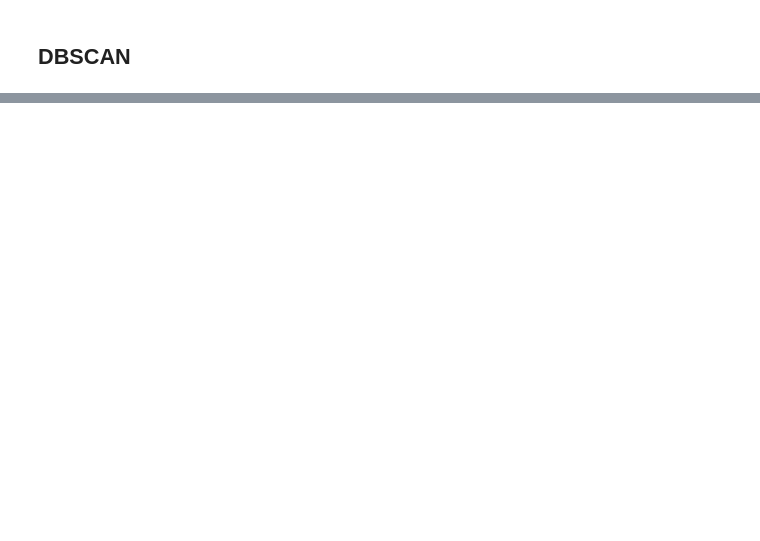
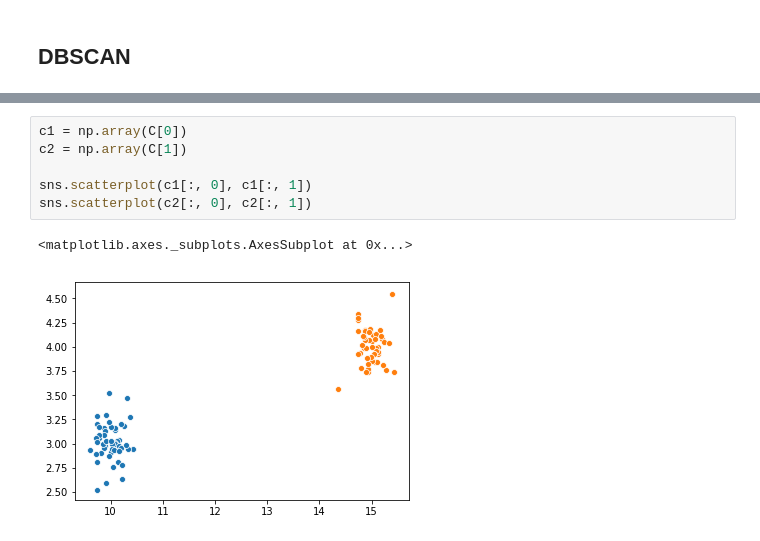
Before and after one commit to PL97/ML, a Jupyter notebook: exercise/cluster.ipynb, the cells around one changed output, grey strips where cells are left out. Cells and saved outputs as stored; diff of their text form; blank space fills up the shorter version.

```diff
--- a/exercise/cluster.ipynb
+++ b/exercise/cluster.ipynb
@@ -328,0 +355,9 @@ DBSCAN(X, 1, 10)
+# %%
+c1 = np.array(C[0])
+c2 = np.array(C[1])
+
+sns.scatterplot(c1[:, 0], c1[:, 1])
+sns.scatterplot(c2[:, 0], c2[:, 1])
+# %% [output]
+<matplotlib.axes._subplots.AxesSubplot at 0x...>
+[figure, added]
```
Also changed, not shown: parts of 10 cells of this notebook, 3 other files.
